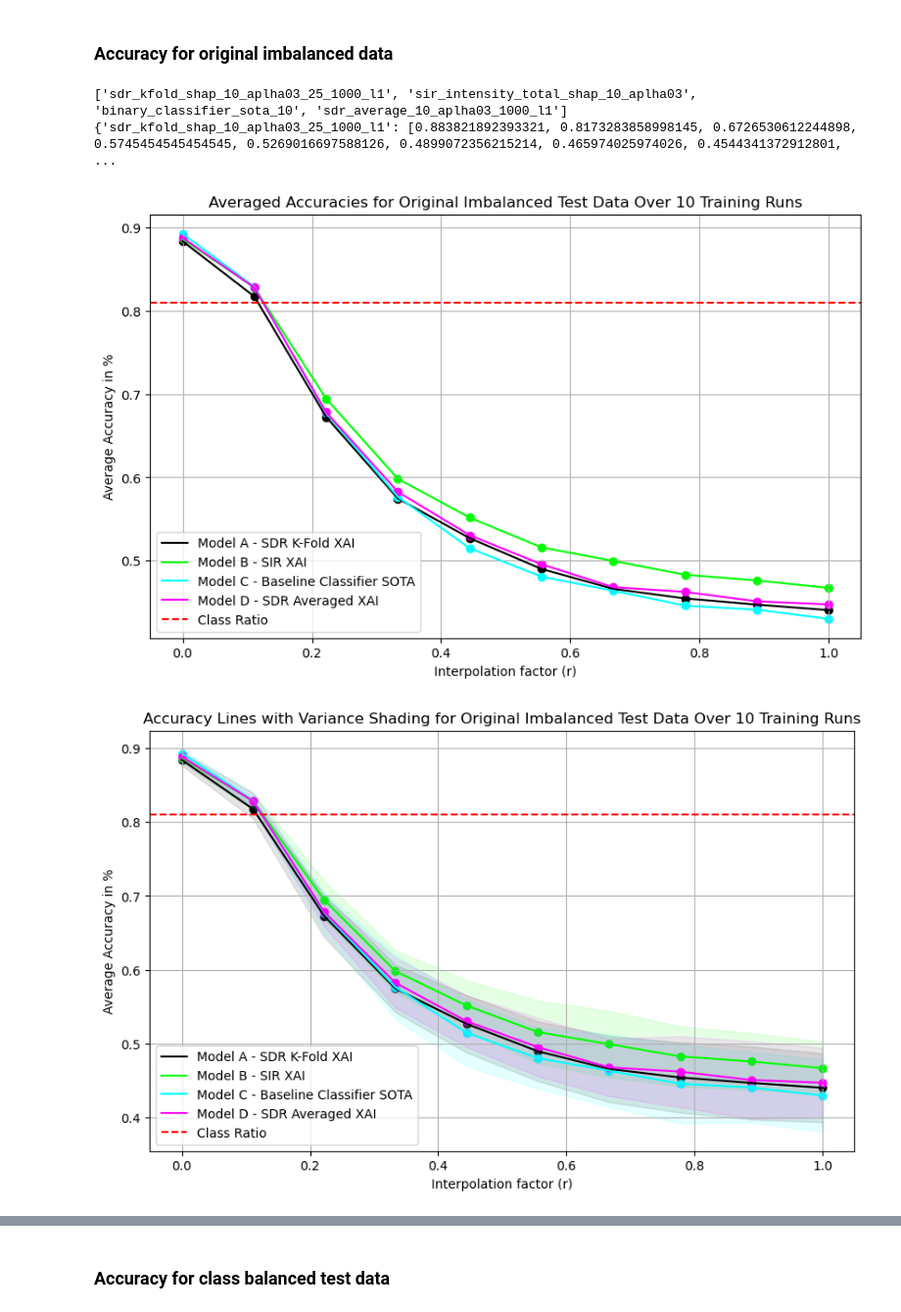
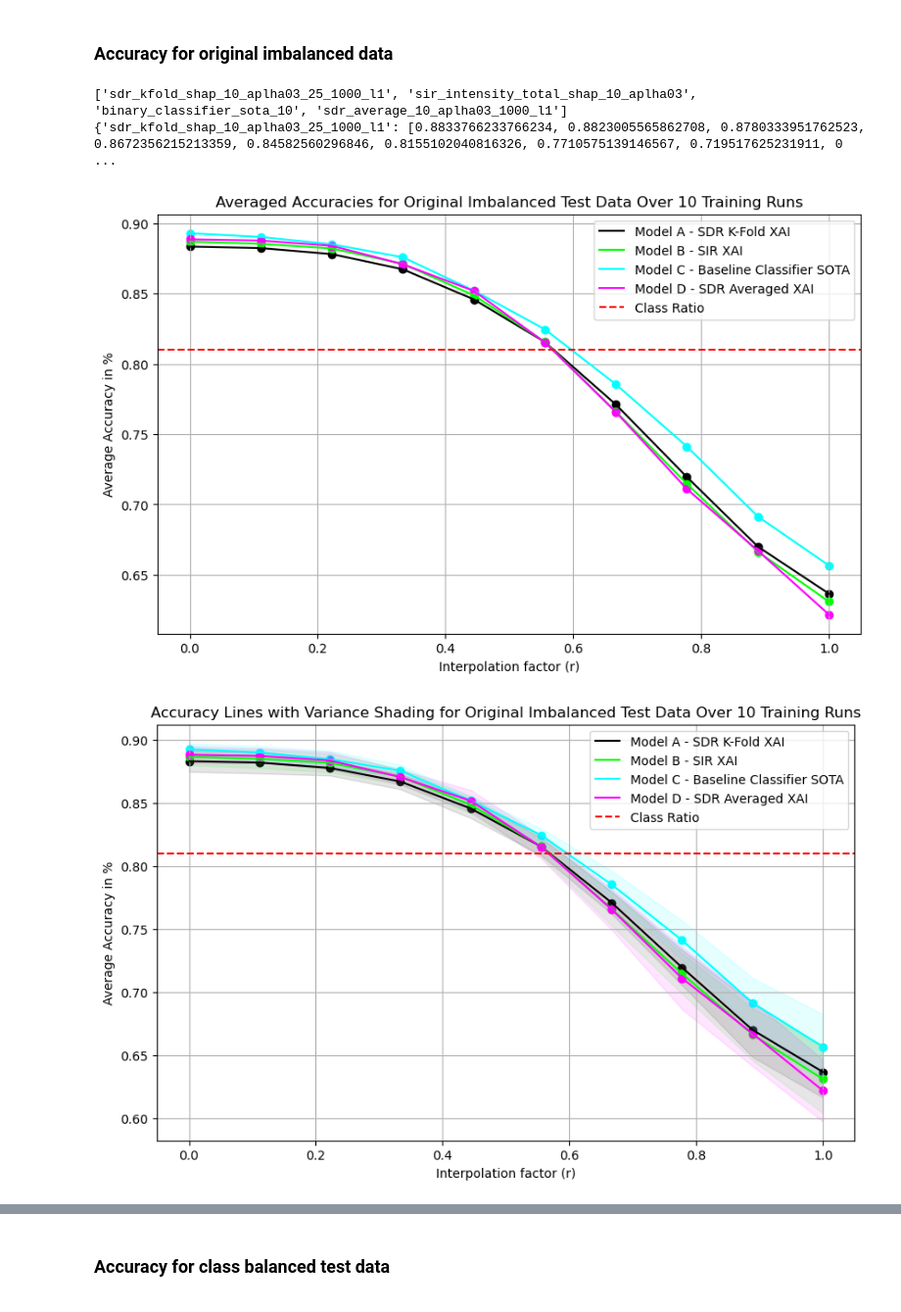
Before and after one commit to myanacondadonttt/RoofNetXAI, a Jupyter notebook: Notebooks/Main Evaluation.ipynb, the cells around one changed output, grey strips where cells are left out. Shown at 98% size. Cells and saved outputs as stored; diff of their text form; code cells hidden in the pictures.

```diff
--- a/Notebooks/Main Evaluation.ipynb
+++ b/Notebooks/Main Evaluation.ipynb
@@ -398,16 +429,18 @@ from sklearn.metrics import accuracy_score
 import matplotlib.pyplot as plt
 
 
-# interpolation with Gaussian noise
 def interpolate_with_given_noise(data, r):
+    # calculate the mean and standard deviation for each feature in the test
+    data_means = data.mean(axis=0)
+    data_stds = data.std(axis=0)
 
-    # calculate the range for Gaussian
-    noise_range = (data.max(axis=0) - data.min(axis=0))
+    # generate Gaussian noise with the mean and standard deviation of the test data
+    noise = np.random.normal(data_means, data_stds, size=data.shape)
 
-    # generate Gaussian noise with mean 0 and the calculated standard deviation
-    noise = np.random.normal(0, np.abs(noise_range), size=data.shape)
+    # Interpolate the original data with the generated noise
+    interpolated_data = (1 - r) * data + r * noise
 
-    return (1 - r) * data + r * noise
+    return interpolated_data
 
 
 # evaluation function
@@ -519,33 +552,33 @@ plt.show()
 # Plot 3: just the variance lines for each model
 plt.figure(figsize=(10, 6))
 for model_file_name, variance in variances.items():
     color = get_model_color(model_file_name)
     label = model_names.get(model_file_name, model_file_name)
     plt.plot(r_values, variance, label=label, color=color)
     plt.scatter(r_values, variance, color=color)
 plt.xlabel("Interpolation factor (r)")
 plt.ylabel("Variance")
 plt.legend()
 plt.grid(True)
 plt.title("Variance of Accuracies for Original Imbalanced Test Data Over 10 Training Runs")
 plt.show()
 
 # convert results to a DataFrame
 df_results = pd.DataFrame(results)
 df_results['r_value'] = r_values
 
 # save results to a CSV file
 df_results.to_csv(os.path.join(base_dir, 'average_accuracies_imbalanced.csv'), index=False)
 
 # convert variances to a DataFrame
 df_variances = pd.DataFrame(variances)
 df_variances['r_value'] = r_values
 
 # save variances to a CSV file
 df_variances.to_csv(os.path.join(base_dir, 'variances_imbalanced.csv'),
                      index=False)
 # %% [output]
 ['sdr_kfold_shap_10_aplha03_25_1000_l1', 'sir_intensity_total_shap_10_aplha03', 'binary_classifier_sota_10', 'sdr_average_10_aplha03_1000_l1']
-{'sdr_kfold_shap_10_aplha03_25_1000_l1': [0.883821892393321, 0.8173283858998145, 0.6726530612244898, 0.5745454545454545, 0.5269016697588126, 0.4899072356215214, 0.465974025974026, 0.4544341372912801,  ...
+{'sdr_kfold_shap_10_aplha03_25_1000_l1': [0.8833766233766234, 0.8823005565862708, 0.8780333951762523, 0.8672356215213359, 0.84582560296846, 0.8155102040816326, 0.7710575139146567, 0.719517625231911, 0 ...
-[figure, old version]
+[figure, new version]
-[figure, old version]
+[figure, new version]
```
Also changed, not shown: parts of 16 cells of this notebook, 3 other files.
